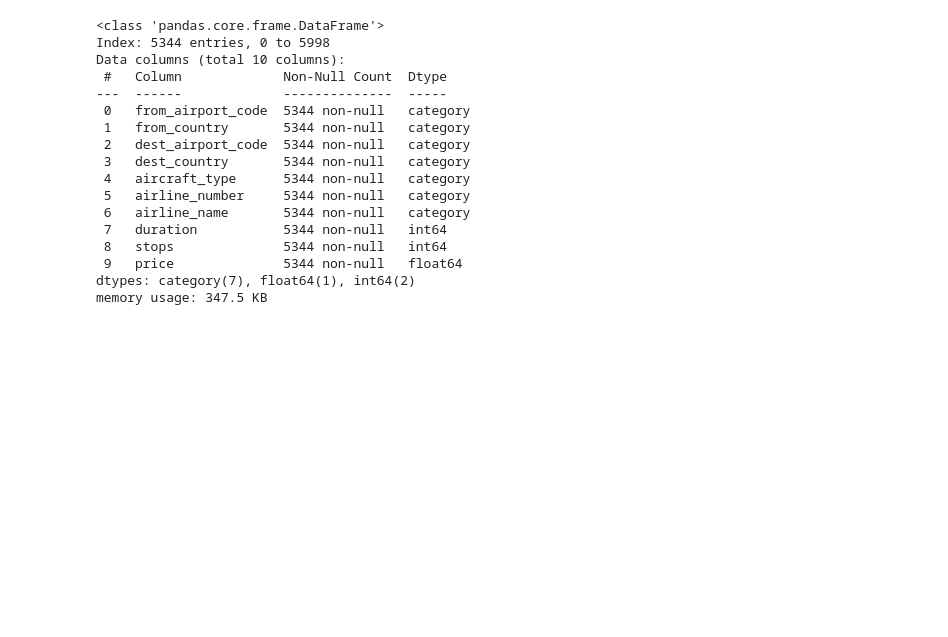
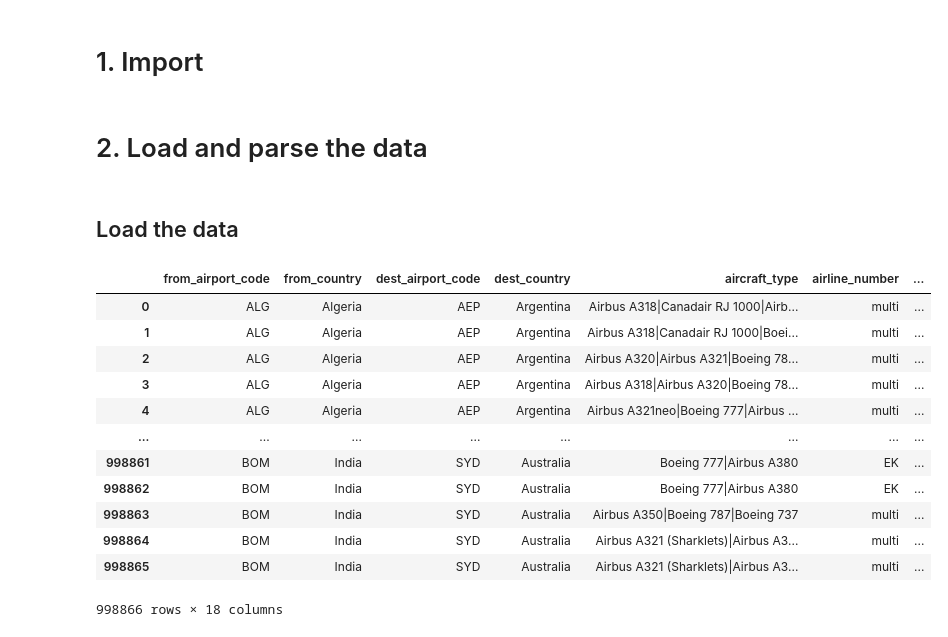
Before and after one commit to pashioya/dimension-reduction-dynamos, a Jupyter notebook: Machine Learning/data-preprocessing/data_pre-processing.ipynb, the cells around one changed output. Saved outputs shown, nothing was run; the diff lists cells and outputs as text; code cells hidden in the pictures; blank space fills up the shorter version.

```diff
--- a/Machine Learning/data-preprocessing/data_pre-processing.ipynb
+++ b/Machine Learning/data-preprocessing/data_pre-processing.ipynb
@@ -162,20 +1,2 @@ data.describe()
-# %%
-data.info()
-# %% [output]
-<class 'pandas.core.frame.DataFrame'>
-Index: 5344 entries, 0 to 5998
-Data columns (total 10 columns):
- #   Column             Non-Null Count  Dtype
----  ------             --------------  -----
- 0   from_airport_code  5344 non-null   category
- 1   from_country       5344 non-null   category
- 2   dest_airport_code  5344 non-null   category
- 3   dest_country       5344 non-null   category
- 4   aircraft_type      5344 non-null   category
- 5   airline_number     5344 non-null   category
- 6   airline_name       5344 non-null   category
- 7   duration           5344 non-null   int64
- 8   stops              5344 non-null   int64
- 9   price              5344 non-null   float64
-dtypes: category(7), float64(1), int64(2)
-memory usage: 347.5 KB
+# %% [markdown]
+# 1. Import
@@ -181,0 +15,21 @@ memory usage: 347.5 KB
+# %% [markdown]
+# 2. Load and parse the data
+# %% [markdown]
+## Load the data
+# %%
+data = pd.read_csv('../data/FlightData.csv')
+data
+# %% [output]
+|  | from_airport_code | from_country | dest_airport_code | dest_country | aircraft_type | airline_number | ... |
+| 0 | ALG | Algeria | AEP | Argentina | Airbus A318|Canadair RJ 1000|Airb... | multi | ... |
+| 1 | ALG | Algeria | AEP | Argentina | Airbus A318|Canadair RJ 1000|Boei... | multi | ... |
+| 2 | ALG | Algeria | AEP | Argentina | Airbus A320|Airbus A321|Boeing 78... | multi | ... |
+| 3 | ALG | Algeria | AEP | Argentina | Airbus A318|Airbus A320|Boeing 78... | multi | ... |
+| 4 | ALG | Algeria | AEP | Argentina | Airbus A321neo|Boeing 777|Airbus ... | multi | ... |
+| ... | ... | ... | ... | ... | ... | ... | ... |
+| 998861 | BOM | India | SYD | Australia | Boeing 777|Airbus A380 | EK | ... |
+| 998862 | BOM | India | SYD | Australia | Boeing 777|Airbus A380 | EK | ... |
+| 998863 | BOM | India | SYD | Australia | Airbus A350|Boeing 787|Boeing 737 | multi | ... |
+| 998864 | BOM | India | SYD | Australia | Airbus A321 (Sharklets)|Airbus A3... | multi | ... |
+| 998865 | BOM | India | SYD | Australia | Airbus A321 (Sharklets)|Airbus A3... | multi | ... |
+998866 rows × 18 columns
```
Also changed, not shown: parts of 62 cells of this notebook, 1 other file.
